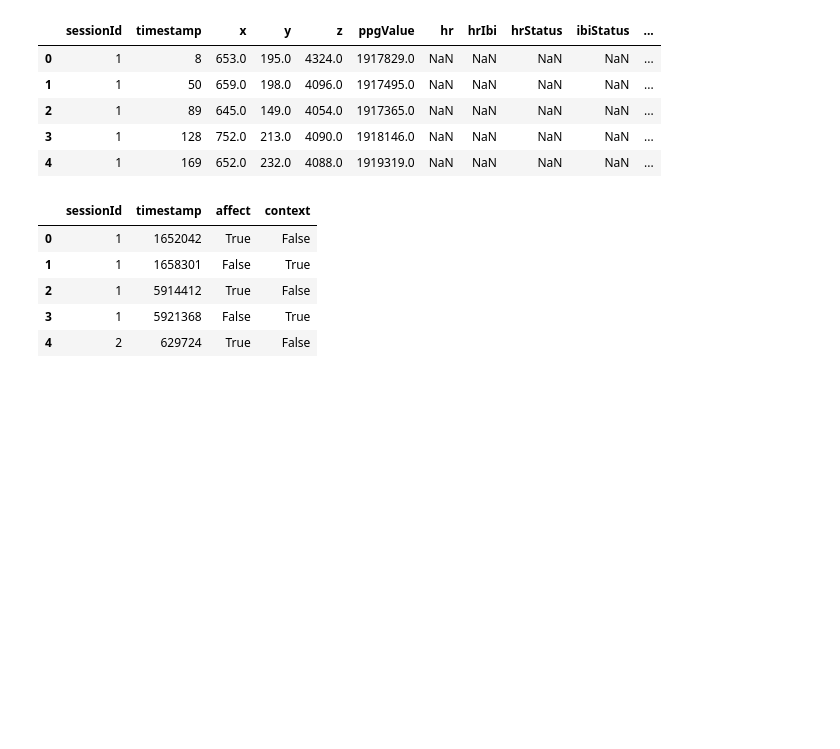
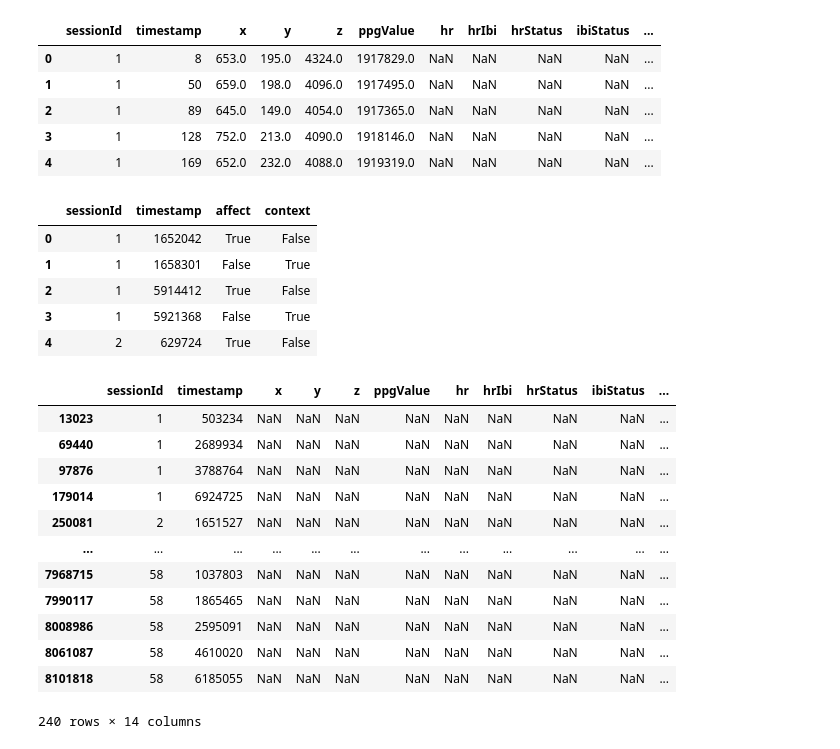
Before and after one commit to SuchethShenoy/bbdc24-mlbananas, a Jupyter notebook: basic_eda.ipynb, the cells around one changed output. Drawn from its saved outputs; the diff is of its cells as text; code cells hidden in the pictures; blank space fills up the shorter version.

```diff
--- a/basic_eda.ipynb
+++ b/basic_eda.ipynb
@@ -32,3 +32,19 @@ skeleton_df.head()
 | 2 | 1 | 5914412 | True | False |
 | 3 | 1 | 5921368 | False | True |
 | 4 | 2 | 629724 | True | False |
+# %%
+student_data_df[student_data_df.affect.notna()]
+# %% [output]
+|  | sessionId | timestamp | x | y | z | ppgValue | hr | hrIbi | hrStatus | ibiStatus | ... |
+| 13023 | 1 | 503234 | NaN | NaN | NaN | NaN | NaN | NaN | NaN | NaN | ... |
+| 69440 | 1 | 2689934 | NaN | NaN | NaN | NaN | NaN | NaN | NaN | NaN | ... |
+| 97876 | 1 | 3788764 | NaN | NaN | NaN | NaN | NaN | NaN | NaN | NaN | ... |
+| 179014 | 1 | 6924725 | NaN | NaN | NaN | NaN | NaN | NaN | NaN | NaN | ... |
+| 250081 | 2 | 1651527 | NaN | NaN | NaN | NaN | NaN | NaN | NaN | NaN | ... |
+| ... | ... | ... | ... | ... | ... | ... | ... | ... | ... | ... | ... |
+| 7968715 | 58 | 1037803 | NaN | NaN | NaN | NaN | NaN | NaN | NaN | NaN | ... |
+| 7990117 | 58 | 1865465 | NaN | NaN | NaN | NaN | NaN | NaN | NaN | NaN | ... |
+| 8008986 | 58 | 2595091 | NaN | NaN | NaN | NaN | NaN | NaN | NaN | NaN | ... |
+| 8061087 | 58 | 4610020 | NaN | NaN | NaN | NaN | NaN | NaN | NaN | NaN | ... |
+| 8101818 | 58 | 6185055 | NaN | NaN | NaN | NaN | NaN | NaN | NaN | NaN | ... |
+240 rows × 14 columns
```
Also changed, not shown: parts of 10 cells of this notebook.
